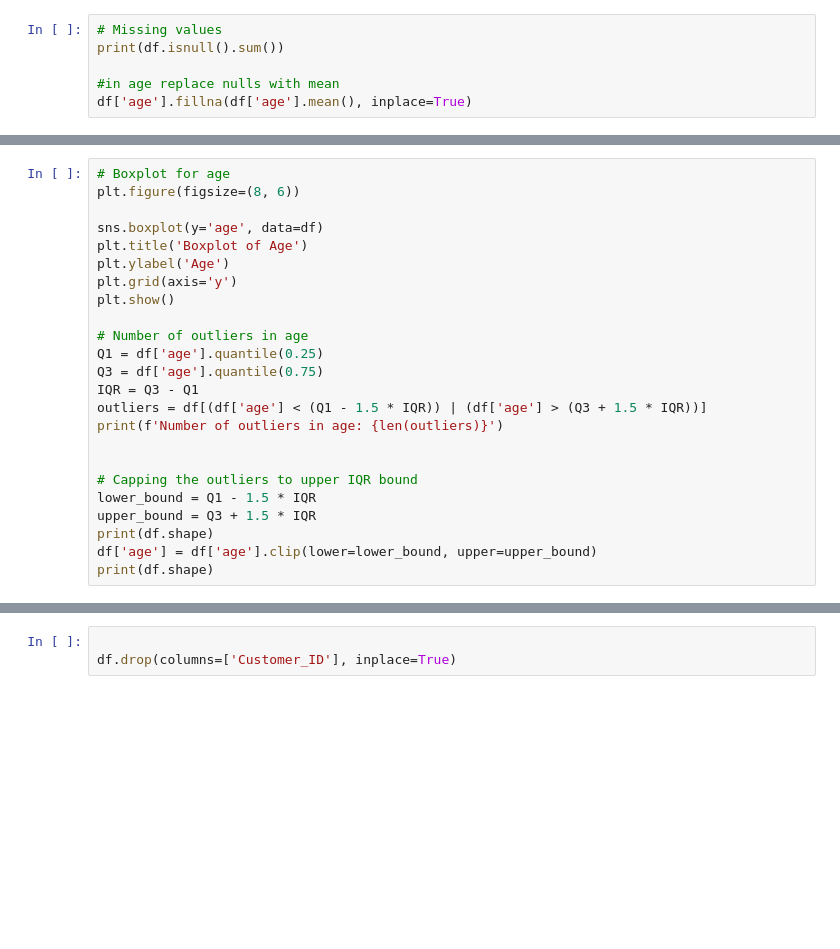
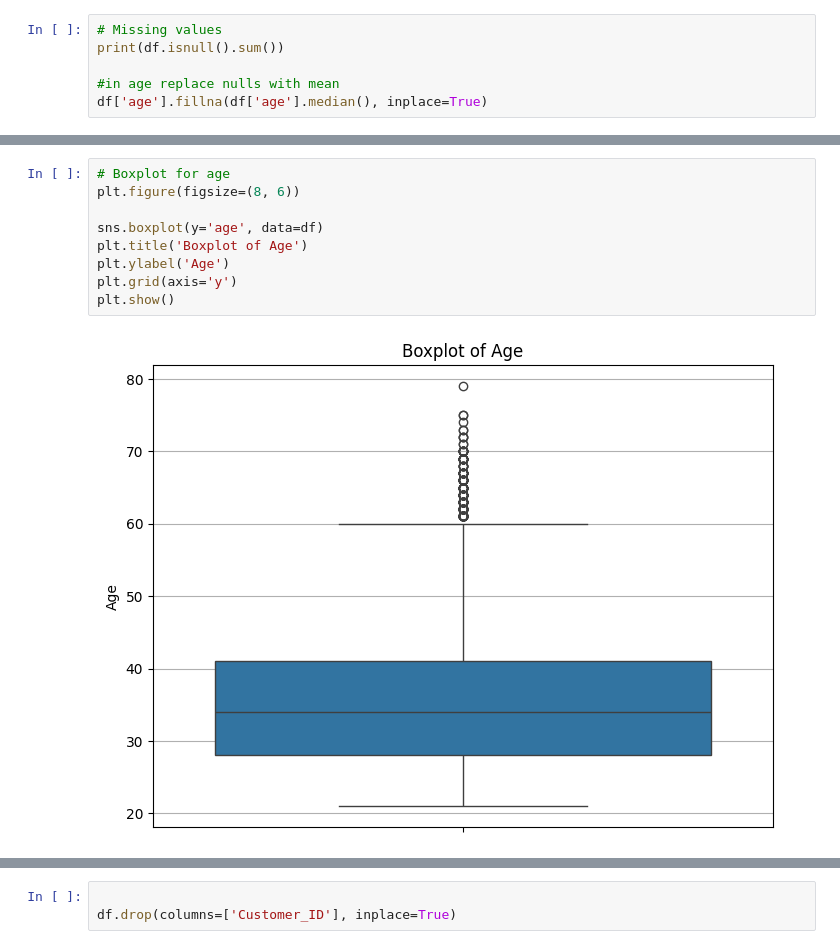
Before and after one commit to krishsingla06/Credit-Card-Default-Prediction-23114050, a Jupyter notebook: main.ipynb, the cells around one changed output, grey strips where cells are left out. Drawn from its saved outputs; the diff is of its cells as text; blank space fills up the shorter version.

```diff
--- a/main.ipynb
+++ b/main.ipynb
@@ -16,4 +42,4 @@ print(df.describe())
 print(df.isnull().sum())
 
 #in age replace nulls with mean
-df['age'].fillna(df['age'].mean(), inplace=True)
+df['age'].fillna(df['age'].median(), inplace=True)
@@ -54,27 +156,14 @@ df['education'] = df['education'].replace(6, 4)
 # %%
 # Boxplot for age
 plt.figure(figsize=(8, 6))
 
 sns.boxplot(y='age', data=df)
 plt.title('Boxplot of Age')
 plt.ylabel('Age')
 plt.grid(axis='y')
 plt.show()
-
-# Number of outliers in age
-Q1 = df['age'].quantile(0.25)
-Q3 = df['age'].quantile(0.75)
-IQR = Q3 - Q1
-outliers = df[(df['age'] < (Q1 - 1.5 * IQR)) | (df['age'] > (Q3 + 1.5 * IQR))]
-print(f'Number of outliers in age: {len(outliers)}')
-
-
-# Capping the outliers to upper IQR bound
-lower_bound = Q1 - 1.5 * IQR
-upper_bound = Q3 + 1.5 * IQR
-print(df.shape)
-df['age'] = df['age'].clip(lower=lower_bound, upper=upper_bound)
-print(df.shape)
+# %% [output]
+[figure, added]
 # %%
 
 # KDE plot: Age distributions split by default status
```
Also changed, not shown: parts of 28 cells of this notebook, 1 other file.
